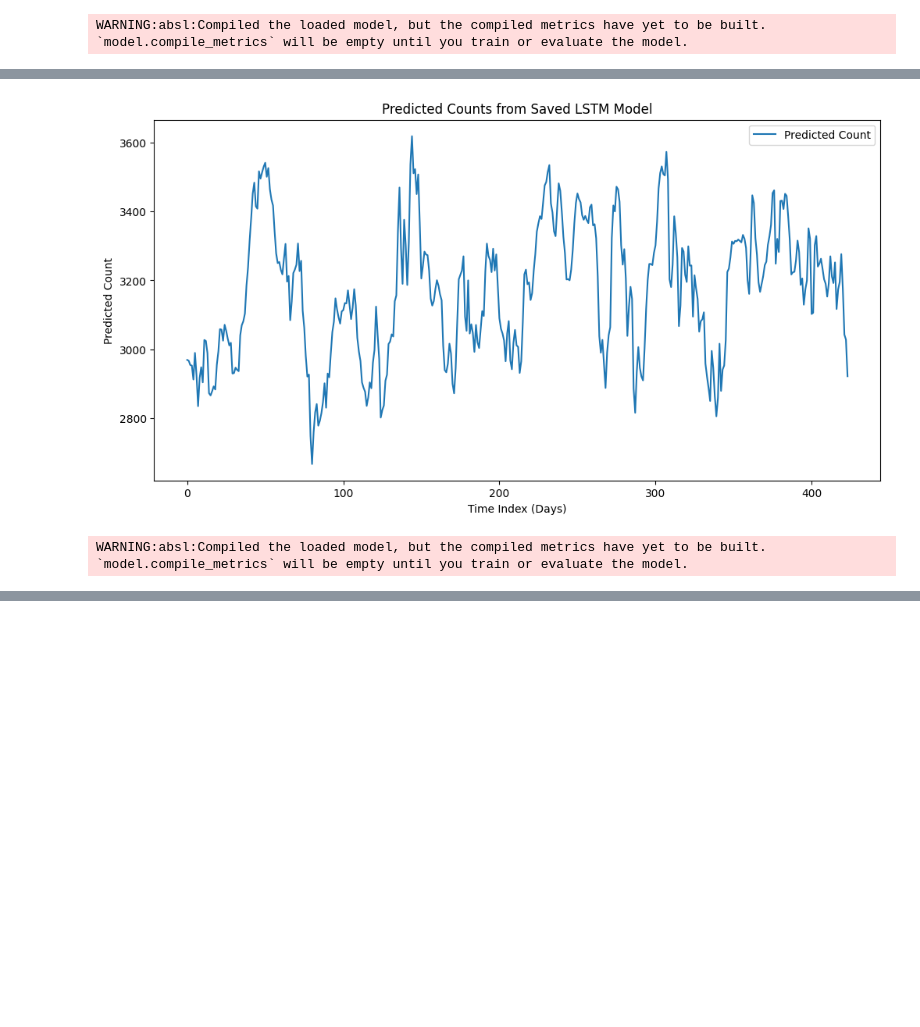
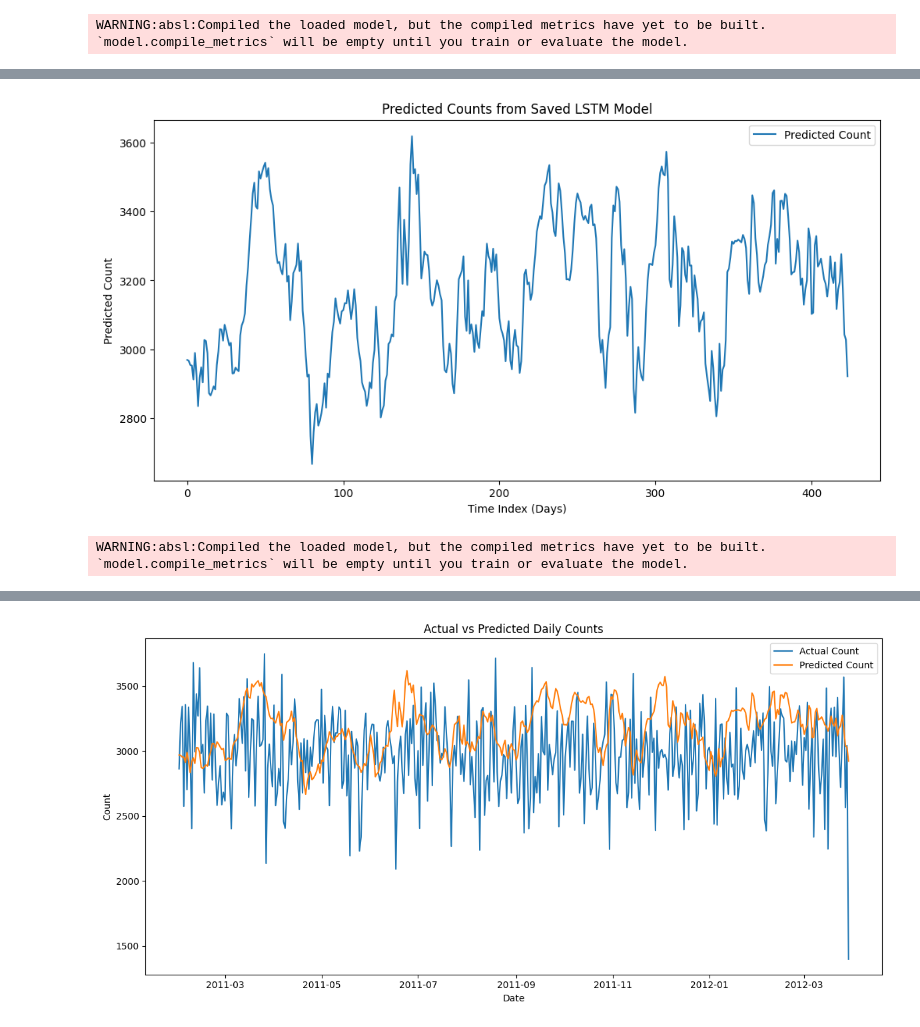
Before and after one commit to tanmay007thor/Bike-Request-OLA-, a Jupyter notebook: test.ipynb, the cells around one changed output, grey strips where cells are left out. Saved outputs shown, nothing was run; the diff lists cells and outputs as text; code cells hidden in the pictures; blank space fills up the shorter version.

```diff
--- a/test.ipynb
+++ b/test.ipynb
@@ -7,7 +7,7 @@ from sklearn.preprocessing import MinMaxScaler
 
 
 
-model = load_model('./saved_lstm_model.h5')
+model = load_model('./python/saved_lstm_model.h5')
 
 
 
@@ -93,7 +93,7 @@ from sklearn.preprocessing import MinMaxScaler
 
 
 
-model = load_model('./saved_lstm_model.h5')
+model = load_model('./python/saved_lstm_model.h5')
 
 
 
@@ -173,5 +173,16 @@ comparison_df['Absolute_Error'] = np.abs(comparison_df['Actual'] - comparison_df
 mae = comparison_df['Absolute_Error'].mean()
 print(comparison_df.head(20))
 print(f'\nMean Absolute Error: {mae:.2f}')
+
+
+plt.figure(figsize=(12, 6))
+plt.plot(comparison_df['Date'], comparison_df['Actual'], label='Actual Count')
+plt.plot(comparison_df['Date'], comparison_df['Predicted'], label='Predicted Count')
+plt.title('Actual vs Predicted Daily Counts')
+plt.xlabel('Date')
+plt.ylabel('Count')
+plt.legend()
+plt.tight_layout()
+plt.show()
 # %% [output]
 WARNING:absl:Compiled the loaded model, but the compiled metrics have yet to be built. `model.compile_metrics` will be empty until you train or evaluate the model.
@@ -182,16 +193,17 @@ WARNING:absl:Compiled the loaded model, but the compiled metrics have yet to be
          Date  Actual    Predicted
 0  2011-01-31    2863  2969.494385
 1  2011-02-01    3218  2966.972900
 2  2011-02-02    3343  2954.531738
 3  2011-02-03    2575  2953.068359
 4  2011-02-04    3357  2912.586670
 5  2011-02-05    2702  2989.862305
 6  2011-02-06    3338  2924.406006
 7  2011-02-07    3004  2835.309082
 8  2011-02-08    2404  2917.270996
 9  2011-02-09    3681  2948.230225
 ... (29 lines left out)
 18 2011-02-18    3346  2883.645996      462.354004
 19 2011-02-19    2890  2955.145752       65.145752
 
 Mean Absolute Error: 323.94
+[figure, added]
```
Also changed, not shown: parts of 2 cells of this notebook, 6 other files.
